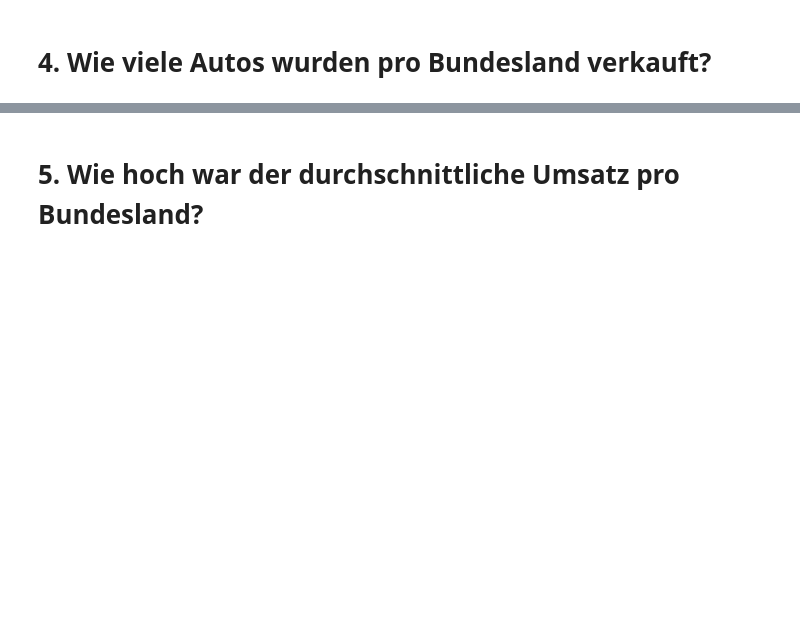
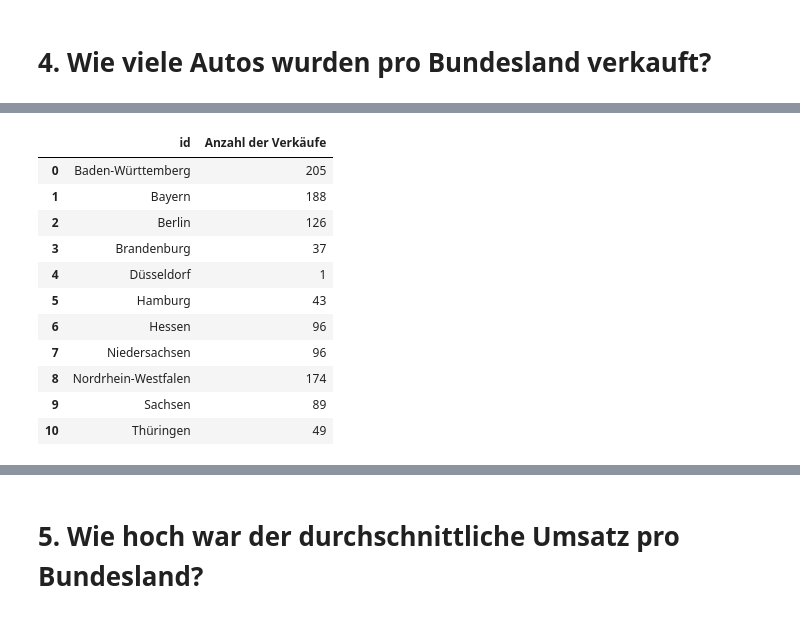
Before and after one commit to GoekanGoerer/final_projectWS23_Group4, a Jupyter notebook: presentation.ipynb, the cells around one changed output, grey strips where cells are left out. Drawn from its saved outputs; the diff is of its cells as text; code cells hidden in the pictures; blank space fills up the shorter version.

```diff
--- a/presentation.ipynb
+++ b/presentation.ipynb
@@ -97,10 +116,23 @@ germany_map.head()
 # %%
 data = {
-    '': ['Baden-Württemberg', 'Bayern', 'Berlin', 'Brandenburg', 'Düsseldorf', 'Hamburg', 'Hessen', 'Niedersachsen', 'Nordrhein-Westfalen', 'Sachsen', 'Thüringen'],
+    'id': ['Baden-Württemberg', 'Bayern', 'Berlin', 'Brandenburg', 'Düsseldorf', 'Hamburg', 'Hessen', 'Niedersachsen', 'Nordrhein-Westfalen', 'Sachsen', 'Thüringen'],
     'Anzahl der Verkäufe': [205, 188, 126, 37, 1, 43, 96, 96, 174, 89, 49]
 }
 germany_info = pd.DataFrame(data)
 germany_info
+# %% [output]
+|  | id | Anzahl der Verkäufe |
+| 0 | Baden-Württemberg | 205 |
+| 1 | Bayern | 188 |
+| 2 | Berlin | 126 |
+| 3 | Brandenburg | 37 |
+| 4 | Düsseldorf | 1 |
+| 5 | Hamburg | 43 |
+| 6 | Hessen | 96 |
+| 7 | Niedersachsen | 96 |
+| 8 | Nordrhein-Westfalen | 174 |
+| 9 | Sachsen | 89 |
+| 10 | Thüringen | 49 |
 # %%
 germany_map_merged = pd.merge(germany_map, germany_info)
 germany_map_merged
```
Also changed, not shown: parts of 31 cells of this notebook.
